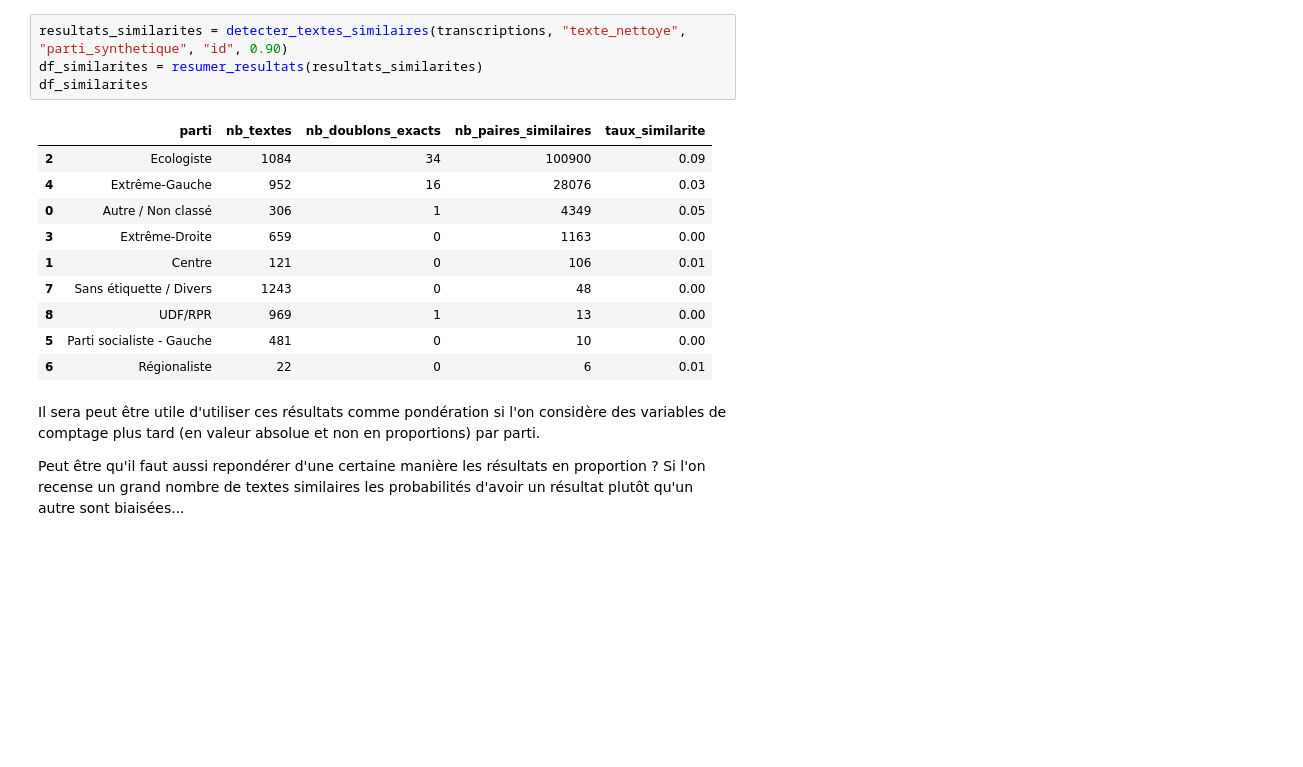
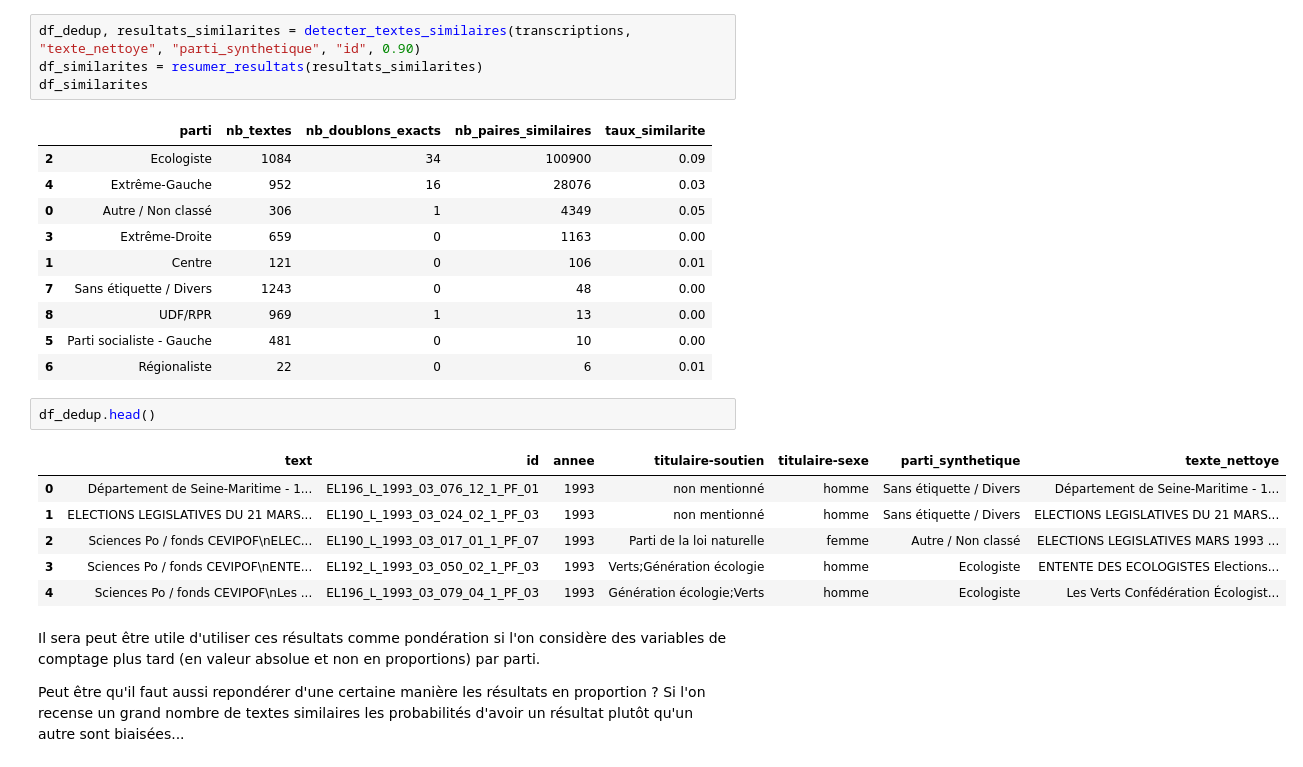
Before and after one commit to itsreivilo/Projet-de-NLP-Olivier, a Jupyter notebook: exploration.ipynb, the cells around one changed output. Saved outputs shown, nothing was run; the diff lists cells and outputs as text; blank space fills up the shorter version.

```diff
--- a/exploration.ipynb
+++ b/exploration.ipynb
@@ -312,7 +312,7 @@ def resumer_resultats(resultats):
         })
     return pd.DataFrame(rows).sort_values("nb_paires_similaires", ascending=False)
 # %%
-resultats_similarites = detecter_textes_similaires(transcriptions, "texte_nettoye", "parti_synthetique", "id", 0.90)
+df_dedup, resultats_similarites = detecter_textes_similaires(transcriptions, "texte_nettoye", "parti_synthetique", "id", 0.90)
 df_similarites = resumer_resultats(resultats_similarites)
 df_similarites
 # %% [output]
@@ -326,6 +326,15 @@ df_similarites
 | 8 | UDF/RPR | 969 | 1 | 13 | 0.00 |
 | 5 | Parti socialiste - Gauche | 481 | 0 | 10 | 0.00 |
 | 6 | Régionaliste | 22 | 0 | 6 | 0.01 |
+# %%
+df_dedup.head()
+# %% [output]
+|  | text | id | annee | titulaire-soutien | titulaire-sexe | parti_synthetique | texte_nettoye |
+| 0 | Département de Seine-Maritime - 1... | EL196_L_1993_03_076_12_1_PF_01 | 1993 | non mentionné | homme | Sans étiquette / Divers | Département de Seine-Maritime - 1... |
+| 1 | ELECTIONS LEGISLATIVES DU 21 MARS... | EL190_L_1993_03_024_02_1_PF_03 | 1993 | non mentionné | homme | Sans étiquette / Divers | ELECTIONS LEGISLATIVES DU 21 MARS... |
+| 2 | Sciences Po / fonds CEVIPOF\nELEC... | EL190_L_1993_03_017_01_1_PF_07 | 1993 | Parti de la loi naturelle | femme | Autre / Non classé | ELECTIONS LEGISLATIVES MARS 1993 ... |
+| 3 | Sciences Po / fonds CEVIPOF\nENTE... | EL192_L_1993_03_050_02_1_PF_03 | 1993 | Verts;Génération écologie | homme | Ecologiste | ENTENTE DES ECOLOGISTES Elections... |
+| 4 | Sciences Po / fonds CEVIPOF\nLes ... | EL196_L_1993_03_079_04_1_PF_03 | 1993 | Génération écologie;Verts | homme | Ecologiste | Les Verts Confédération Écologist... |
 # %% [markdown]
 Il sera peut être utile d'utiliser ces résultats comme pondération si l'on considère des variables de comptage plus tard (en valeur absolue et non en proportions) par parti.
 
```
Also changed, not shown: parts of 23 cells of this notebook, 1 other file.
